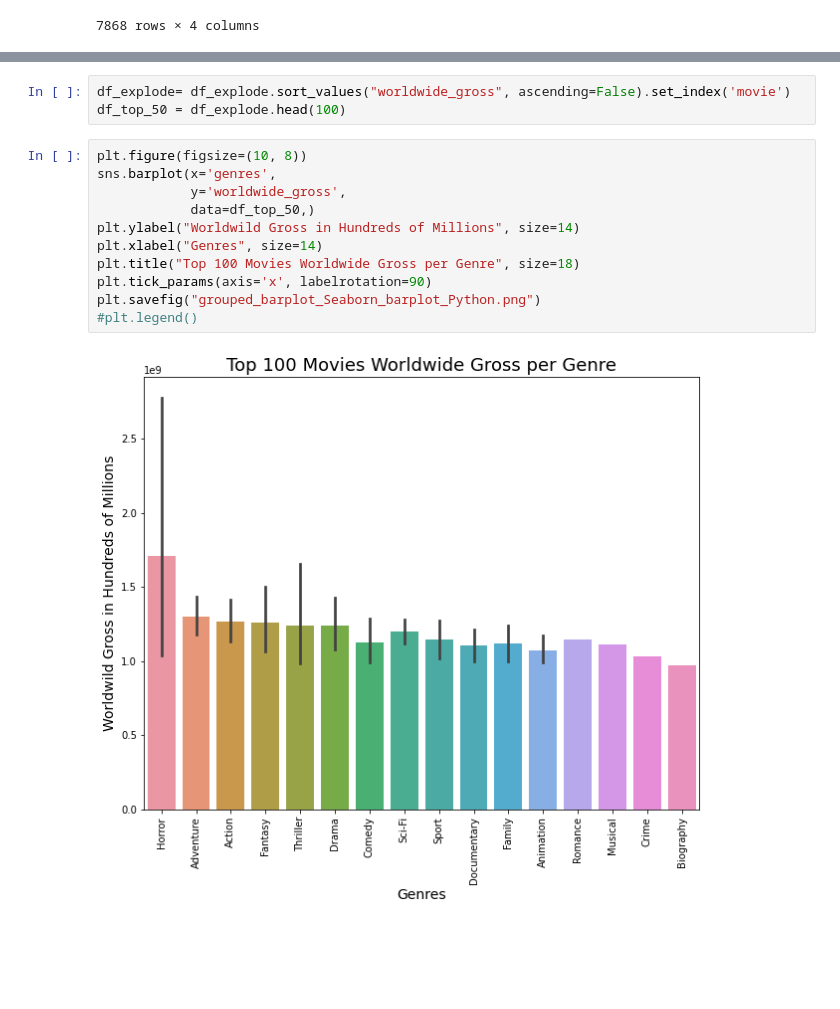
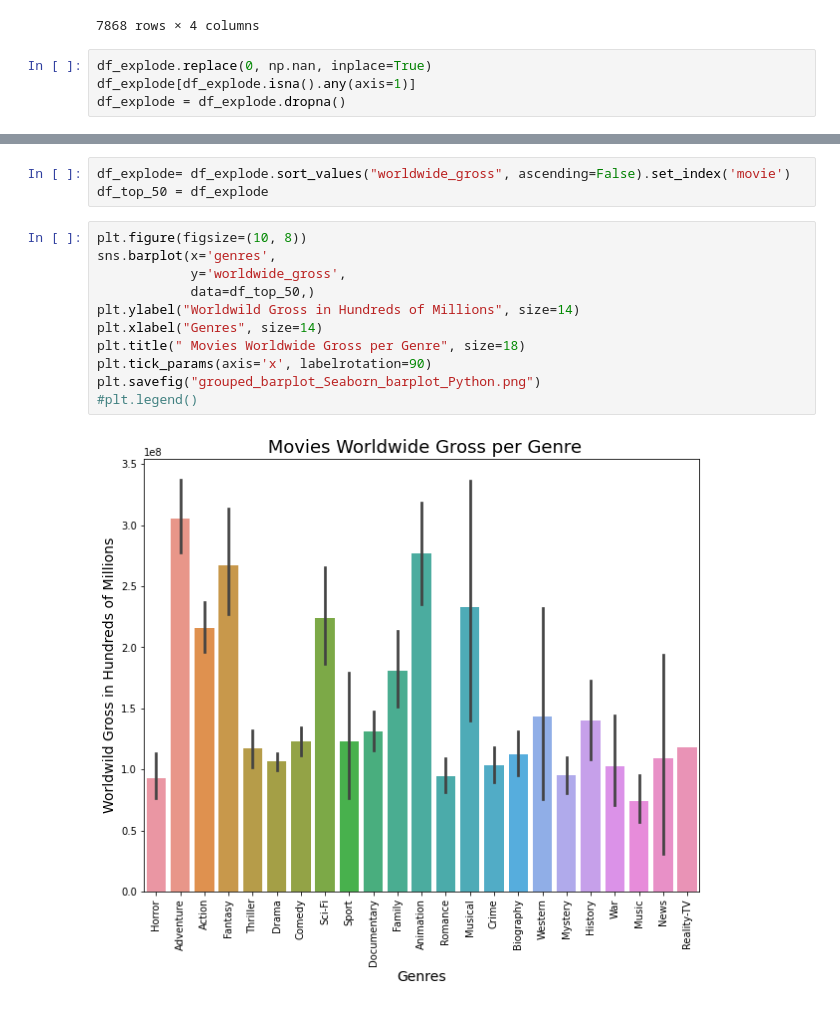
Before and after one commit to eaiturbe/microsoft_movie_analysis, a Jupyter notebook: Megered gross to genres.ipynb, the cells around one changed output, grey strips where cells are left out. Saved outputs shown, nothing was run; the diff lists cells and outputs as text; blank space fills up the shorter version.

```diff
--- a/Megered gross to genres.ipynb
+++ b/Megered gross to genres.ipynb
@@ -91,3 +91,7 @@ df_explode
 | 3814 | A Plague So Pleasant | 148826 | 148826 | Horror |
 | 3814 | A Plague So Pleasant | 148826 | 148826 | Thriller |
 7868 rows × 4 columns
+# %%
+df_explode.replace(0, np.nan, inplace=True)
+df_explode[df_explode.isna().any(axis=1)]
+df_explode = df_explode.dropna()
@@ -115,16 +145,16 @@ df_explode.groupby('genres').mean()
 # %%
 df_explode= df_explode.sort_values("worldwide_gross", ascending=False).set_index('movie')
-df_top_50 = df_explode.head(100)
+df_top_50 = df_explode
 # %%
 plt.figure(figsize=(10, 8))
 sns.barplot(x='genres',
             y='worldwide_gross',
             data=df_top_50,)
 plt.ylabel("Worldwild Gross in Hundreds of Millions", size=14)
 plt.xlabel("Genres", size=14)
-plt.title("Top 100 Movies Worldwide Gross per Genre", size=18)
+plt.title(" Movies Worldwide Gross per Genre", size=18)
 plt.tick_params(axis='x', labelrotation=90)
 plt.savefig("grouped_barplot_Seaborn_barplot_Python.png")
 #plt.legend()
 # %% [output]
-[figure, old version]
+[figure, new version]
```
Also changed, not shown: parts of 3 cells of this notebook.
